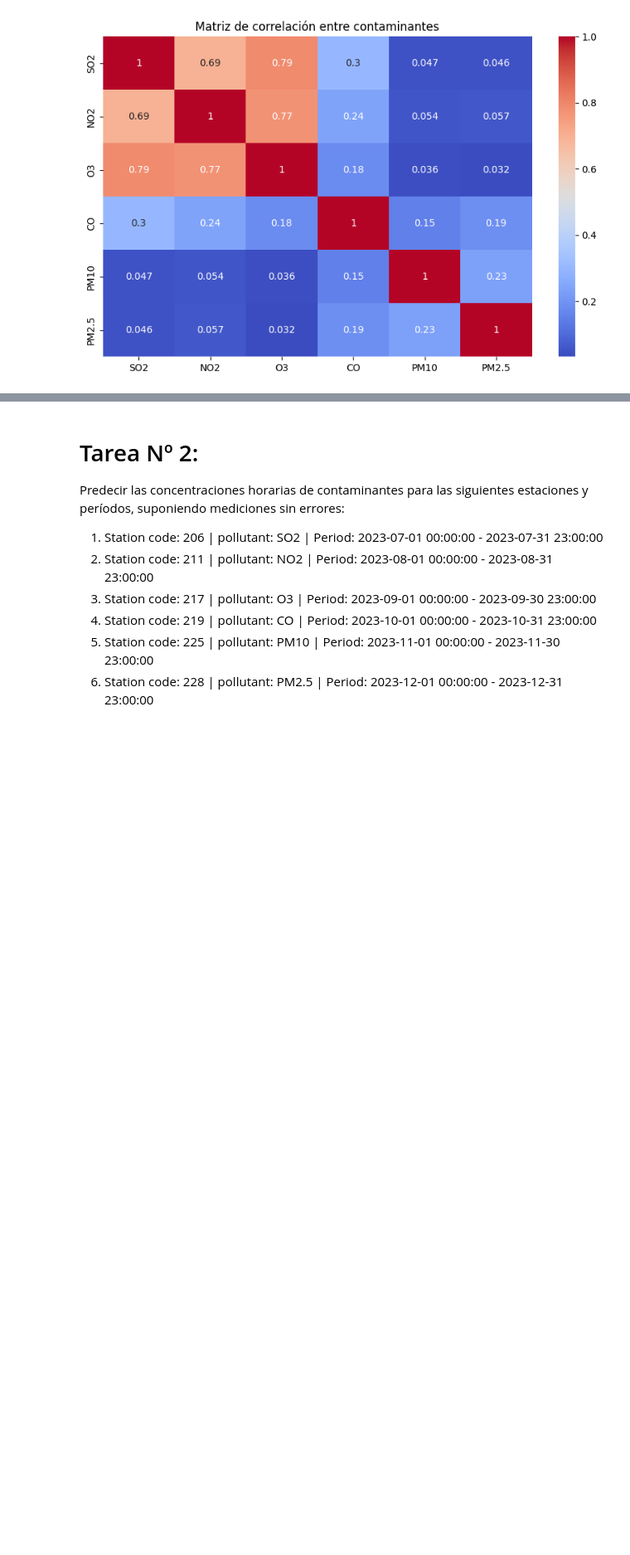
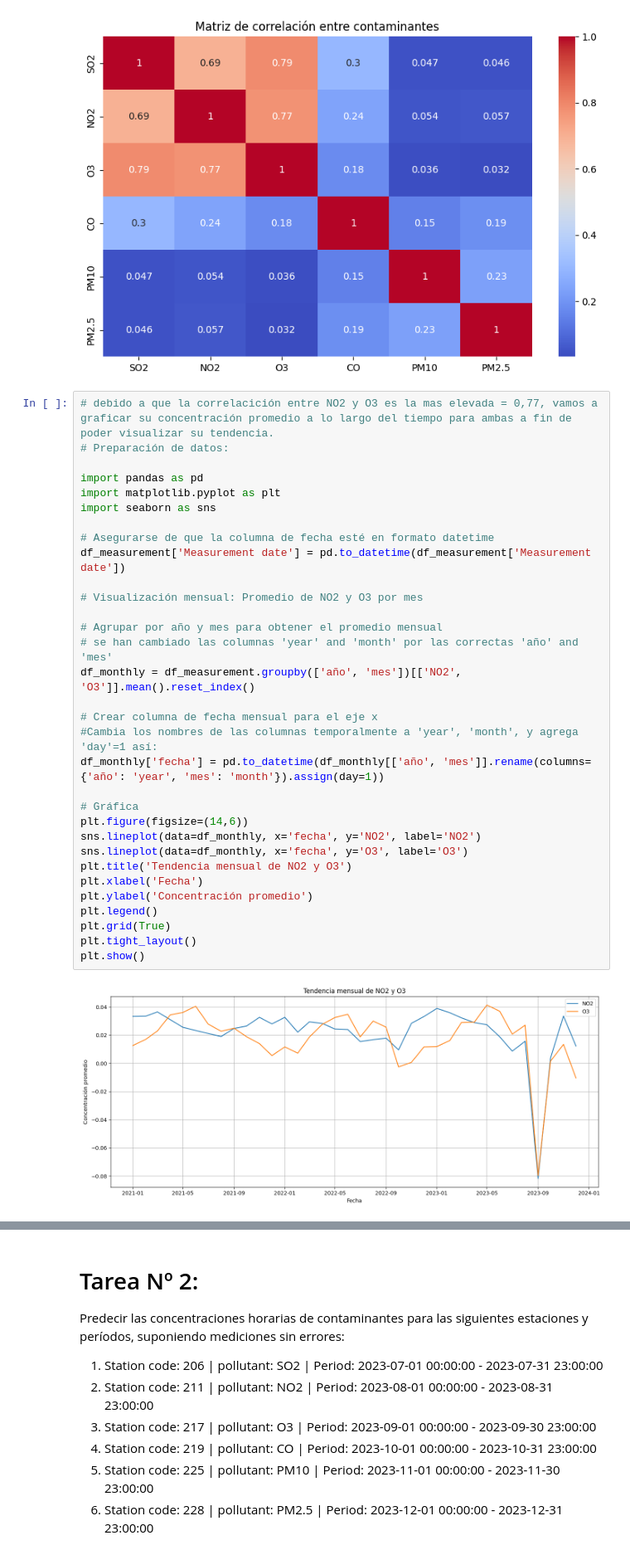
Before and after one commit to carlosgomezagrafojo/pollution-data, a Jupyter notebook: proyect_contaminacion.ipynb, the cells around one changed output, grey strips where cells are left out. Shown at 83% size. Drawn from its saved outputs; the diff is of its cells as text; blank space fills up the shorter version.

```diff
--- a/proyect_contaminacion.ipynb
+++ b/proyect_contaminacion.ipynb
@@ -1302,3 +1302,37 @@ plt.title('Matriz de correlación entre contaminantes')
 plt.show()
 # %% [output]
 [figure]
+# %%
+# debido a que la correlacición entre NO2 y O3 es la mas elevada = 0,77, vamos a graficar su concentración promedio a lo largo del tiempo para ambas a fin de poder visualizar su tendencia.
+# Preparación de datos:
+
+import pandas as pd
+import matplotlib.pyplot as plt
+import seaborn as sns
+
+# Asegurarse de que la columna de fecha esté en formato datetime
+df_measurement['Measurement date'] = pd.to_datetime(df_measurement['Measurement date'])
+
+# Visualización mensual: Promedio de NO2 y O3 por mes
+
+# Agrupar por año y mes para obtener el promedio mensual
+# se han cambiado las columnas 'year' and 'month' por las correctas 'año' and 'mes'
+df_monthly = df_measurement.groupby(['año', 'mes'])[['NO2', 'O3']].mean().reset_index()
+
+# Crear columna de fecha mensual para el eje x
+#Cambia los nombres de las columnas temporalmente a 'year', 'month', y agrega 'day'=1 así:
+df_monthly['fecha'] = pd.to_datetime(df_monthly[['año', 'mes']].rename(columns={'año': 'year', 'mes': 'month'}).assign(day=1))
+
+# Gráfica
+plt.figure(figsize=(14,6))
+sns.lineplot(data=df_monthly, x='fecha', y='NO2', label='NO2')
+sns.lineplot(data=df_monthly, x='fecha', y='O3', label='O3')
+plt.title('Tendencia mensual de NO2 y O3')
+plt.xlabel('Fecha')
+plt.ylabel('Concentración promedio')
+plt.legend()
+plt.grid(True)
+plt.tight_layout()
+plt.show()
+# %% [output]
+[figure, added]
```
Also changed, not shown: parts of 39 cells of this notebook.
